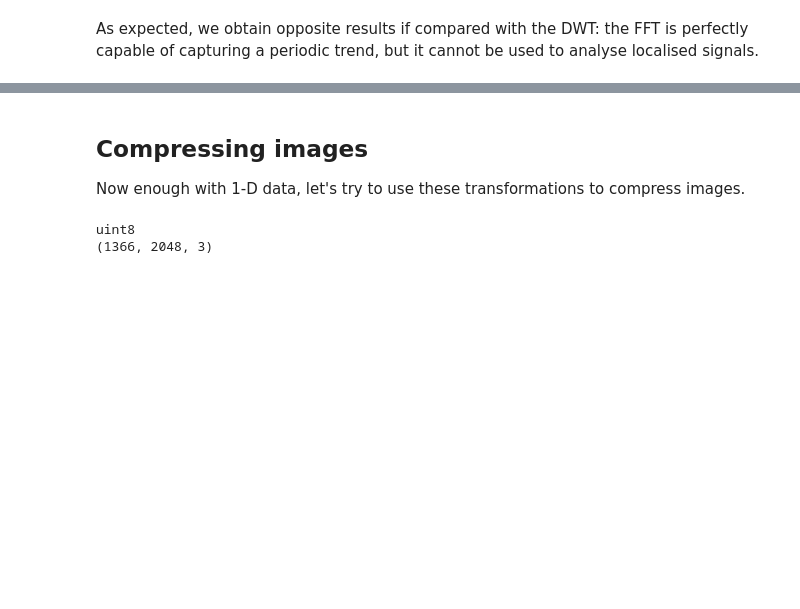
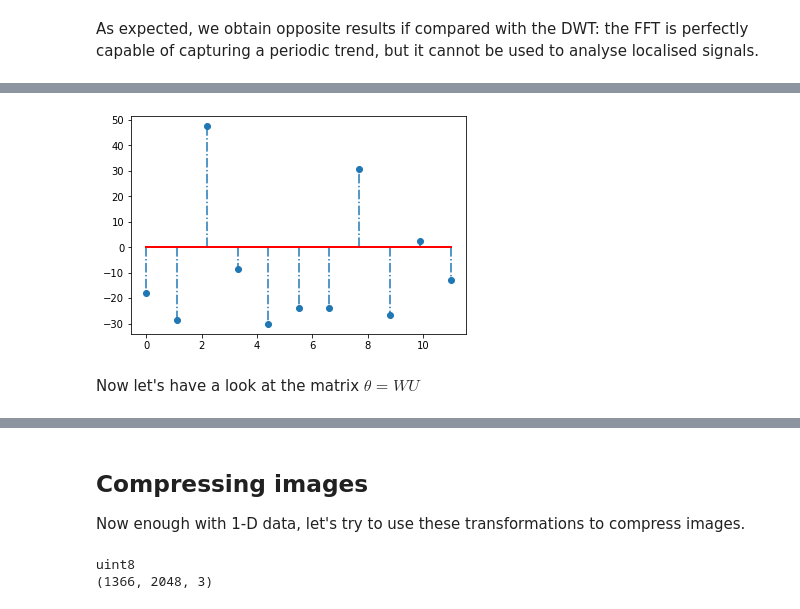
Before and after one commit to GiuliaLanzillotta/My-ML-exercises, a Jupyter notebook: Signal_processing.ipynb, the cells around one changed output, grey strips where cells are left out. Cells and saved outputs as stored; diff of their text form; code cells hidden in the pictures; blank space fills up the shorter version.

```diff
--- a/Signal_processing.ipynb
+++ b/Signal_processing.ipynb
@@ -242,0 +311,10 @@ As expected, we obtain opposite results if compared with the DWT: the FFT is per
+# %%
+ax = np.linspace(0, M, M)
+markerline, stemlines, baseline = plt.stem(ax, y, '-.', use_line_collection=True)
+plt.setp(baseline, 'color', 'r', 'linewidth', 2)
+plt.title="y"
+plt.show()
+# %% [output]
+[figure, added]
+# %% [markdown]
+Now let's have a look at the matrix $\theta = WU$
```
Also changed, not shown: parts of 21 cells of this notebook.
